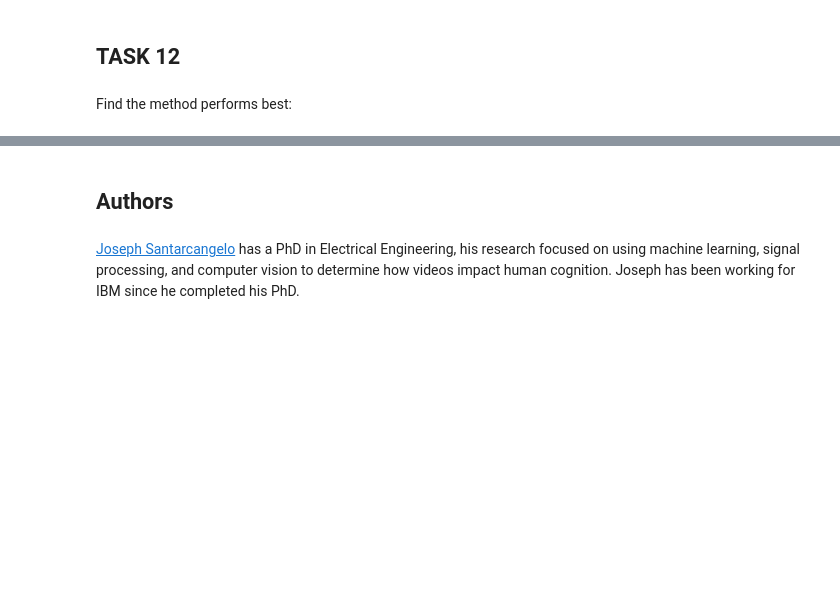
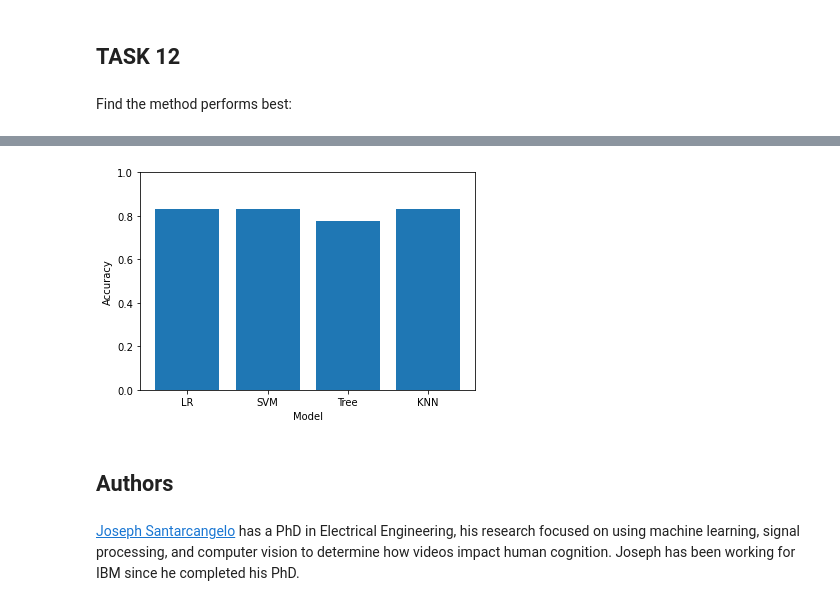
Before and after one commit to mdcastille/coursera_capstone_202112, a Jupyter notebook: Week 4 Predictive.ipynb, the cells around one changed output, grey strips where cells are left out. Saved outputs shown, nothing was run; the diff lists cells and outputs as text; code cells hidden in the pictures; blank space fills up the shorter version.

```diff
--- a/Week 4 Predictive.ipynb
+++ b/Week 4 Predictive.ipynb
@@ -328,4 +328,14 @@ Decision Tree: Score -  0.8333333333333334
 KNN: Score -  0.8333333333333334
+# %%
+types = ['LR', 'SVM', 'Tree', 'KNN']
+scores = [logreg_cv.score(X_test, Y_test), svm_cv.score(X_test, Y_test), tree_cv.score(X_test, Y_test), knn_cv.score(X_test, Y_test)]
+plt.bar(types, scores)
+plt.ylim(0,1)
+plt.xlabel('Model')
+plt.ylabel('Accuracy')
+plt.show()
+# %% [output]
+[figure, added]
 # %% [markdown]
 ## Authors
 # %% [markdown]
```
Also changed, not shown: parts of 3 cells of this notebook.
